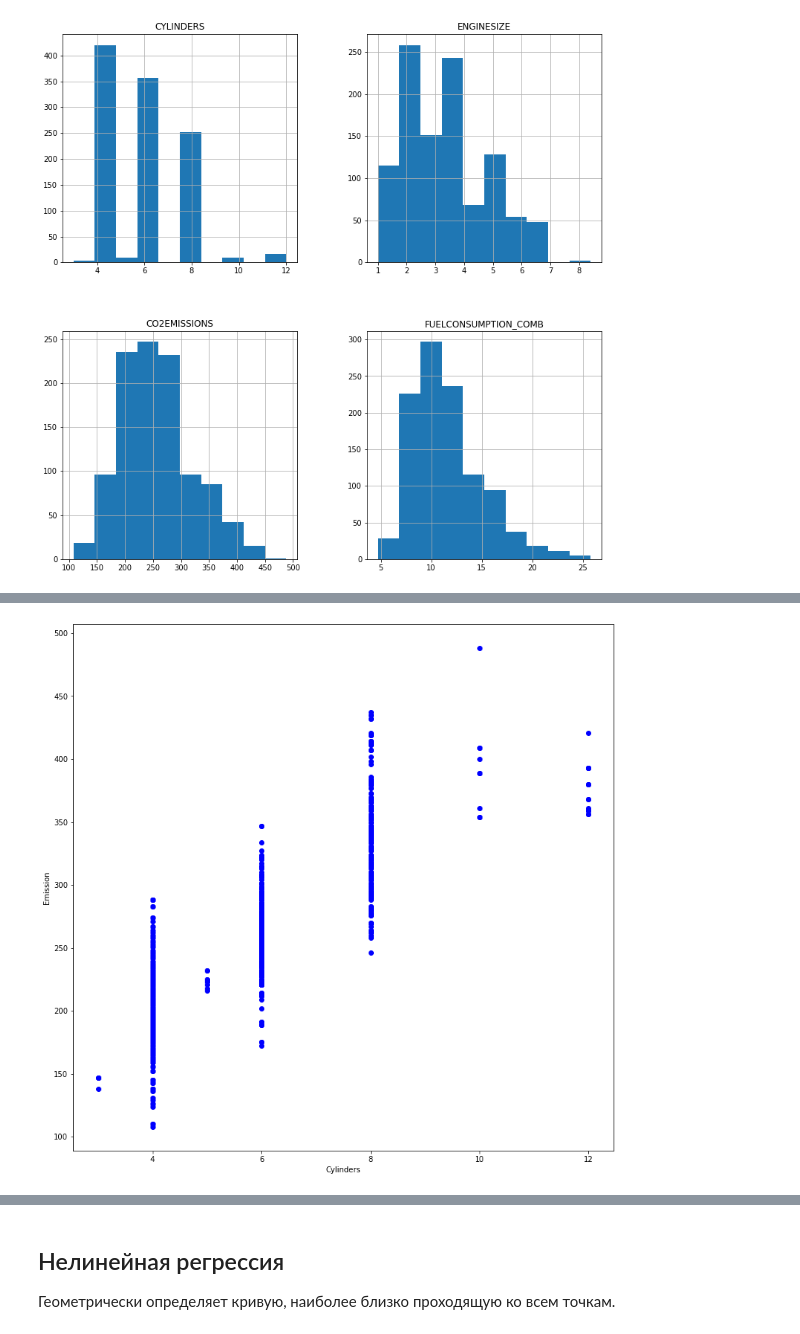
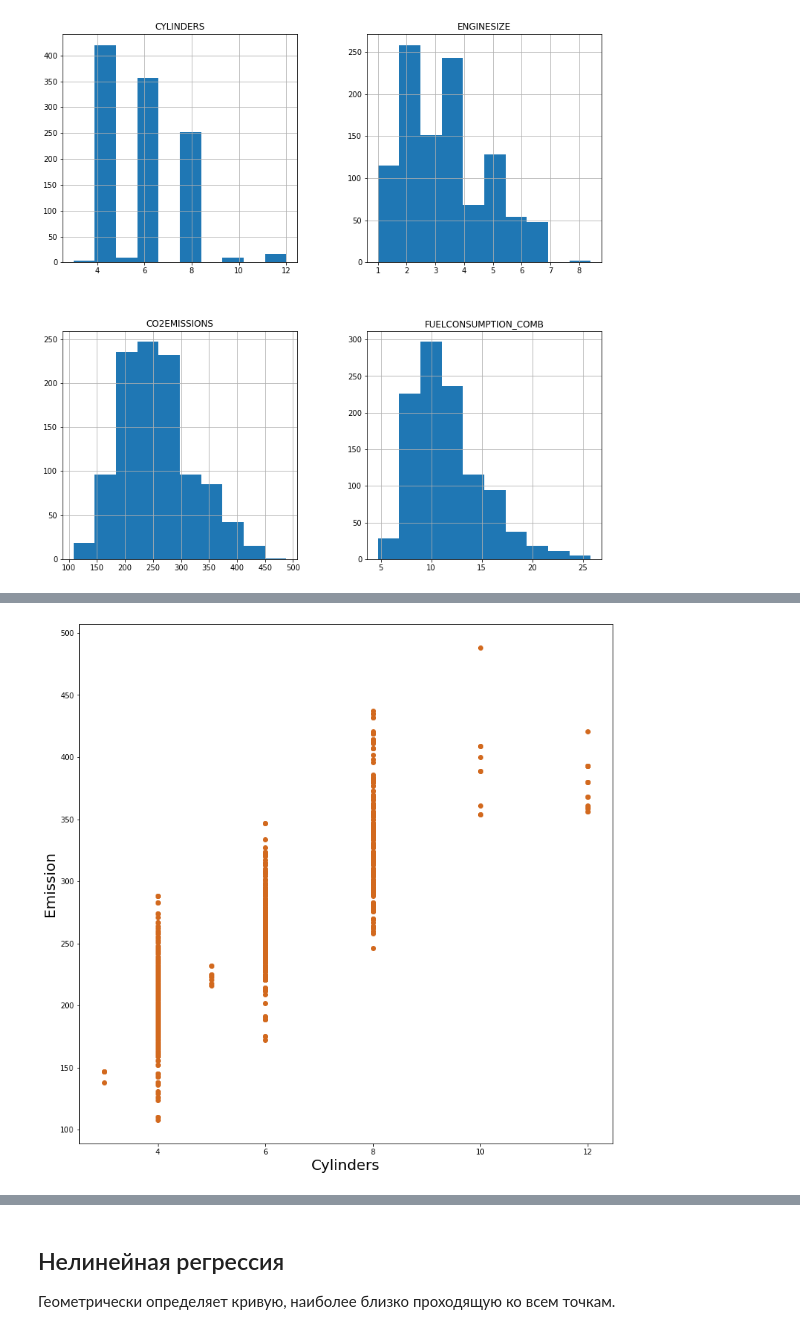
Before and after one commit to ryndovaira-org/data_science_lectures, a Jupyter notebook: 3_2_modeling_ml/3_1_1_regression/1_regression.ipynb, the cells around one changed output, grey strips where cells are left out. Saved outputs shown, nothing was run; the diff lists cells and outputs as text; code cells hidden in the pictures.

```diff
--- a/3_2_modeling_ml/3_1_1_regression/1_regression.ipynb
+++ b/3_2_modeling_ml/3_1_1_regression/1_regression.ipynb
@@ -200,7 +204,7 @@ plt.show()
 # %%
-plt.scatter(cdf.CYLINDERS, cdf.CO2EMISSIONS,  color='blue')
-plt.xlabel("Cylinders")
-plt.ylabel("Emission")
+plt.scatter(cdf.CYLINDERS, cdf.CO2EMISSIONS,  color='chocolate')
+plt.xlabel("Cylinders", fontsize=20)
+plt.ylabel("Emission", fontsize=20)
 plt.show()
 # %% [output]
-[figure, old version]
+[figure, new version]
```
Also changed, not shown: parts of 27 cells of this notebook, 6 other files.
